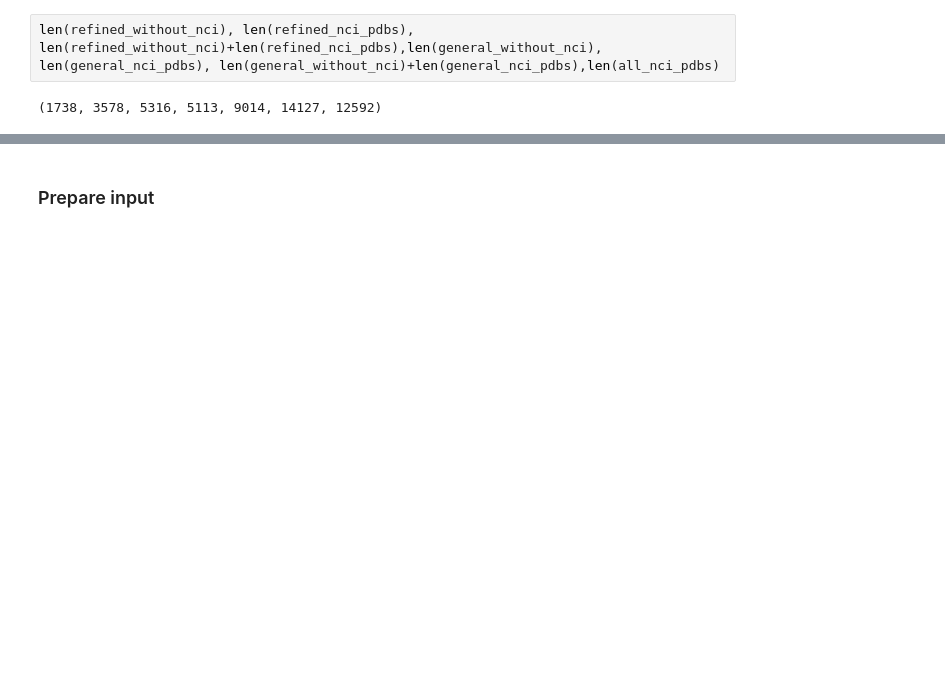
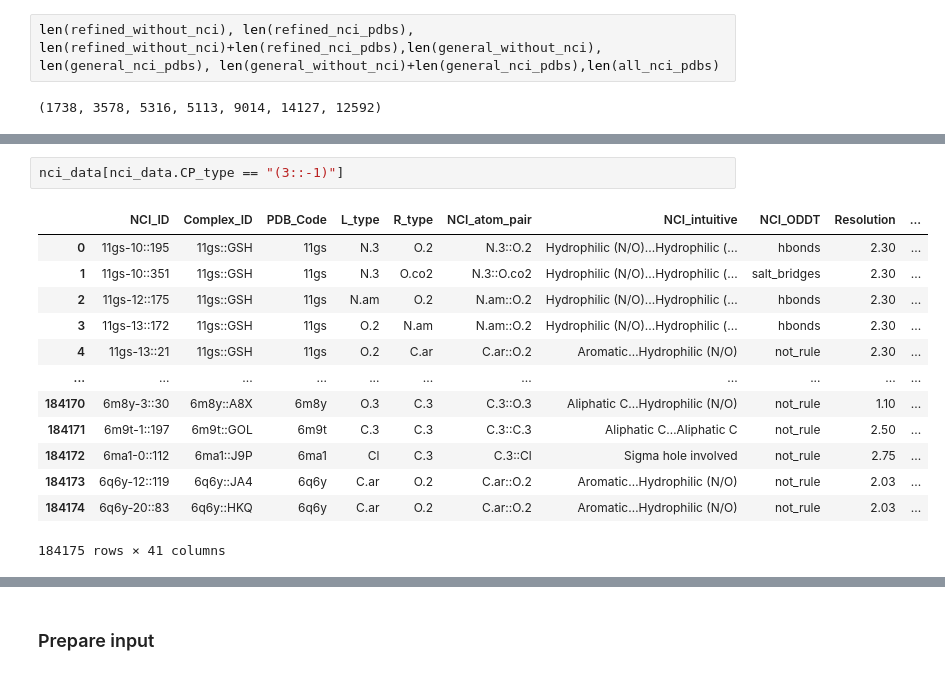
Before and after one commit to liuhaibinrobin/dockpublic, a Jupyter notebook: nciyes/sx.nciyes.process.ipynb, the cells around one changed output, grey strips where cells are left out. Drawn from its saved outputs; the diff is of its cells as text; blank space fills up the shorter version.

```diff
--- a/nciyes/sx.nciyes.process.ipynb
+++ b/nciyes/sx.nciyes.process.ipynb
@@ -160,0 +172,16 @@ len(refined_without_nci), len(refined_nci_pdbs), len(refined_without_nci)+len(re
+# %%
+nci_data[nci_data.CP_type == "(3::-1)"]
+# %% [output]
+|  | NCI_ID | Complex_ID | PDB_Code | L_type | R_type | NCI_atom_pair | NCI_intuitive | NCI_ODDT | Resolution | ... |
+| 0 | 11gs-10::195 | 11gs::GSH | 11gs | N.3 | O.2 | N.3::O.2 | Hydrophilic (N/O)...Hydrophilic (... | hbonds | 2.30 | ... |
+| 1 | 11gs-10::351 | 11gs::GSH | 11gs | N.3 | O.co2 | N.3::O.co2 | Hydrophilic (N/O)...Hydrophilic (... | salt_bridges | 2.30 | ... |
+| 2 | 11gs-12::175 | 11gs::GSH | 11gs | N.am | O.2 | N.am::O.2 | Hydrophilic (N/O)...Hydrophilic (... | hbonds | 2.30 | ... |
+| 3 | 11gs-13::172 | 11gs::GSH | 11gs | O.2 | N.am | N.am::O.2 | Hydrophilic (N/O)...Hydrophilic (... | hbonds | 2.30 | ... |
+| 4 | 11gs-13::21 | 11gs::GSH | 11gs | O.2 | C.ar | C.ar::O.2 | Aromatic…Hydrophilic (N/O) | not_rule | 2.30 | ... |
+| ... | ... | ... | ... | ... | ... | ... | ... | ... | ... | ... |
+| 184170 | 6m8y-3::30 | 6m8y::A8X | 6m8y | O.3 | C.3 | C.3::O.3 | Aliphatic C…Hydrophilic (N/O) | not_rule | 1.10 | ... |
+| 184171 | 6m9t-1::197 | 6m9t::GOL | 6m9t | C.3 | C.3 | C.3::C.3 | Aliphatic C…Aliphatic C | not_rule | 2.50 | ... |
+| 184172 | 6ma1-0::112 | 6ma1::J9P | 6ma1 | Cl | C.3 | C.3::Cl | Sigma hole involved | not_rule | 2.75 | ... |
+| 184173 | 6q6y-12::119 | 6q6y::JA4 | 6q6y | C.ar | O.2 | C.ar::O.2 | Aromatic…Hydrophilic (N/O) | not_rule | 2.03 | ... |
+| 184174 | 6q6y-20::83 | 6q6y::HKQ | 6q6y | C.ar | O.2 | C.ar::O.2 | Aromatic…Hydrophilic (N/O) | not_rule | 2.03 | ... |
+184175 rows × 41 columns
```
Also changed, not shown: parts of 37 cells of this notebook.
